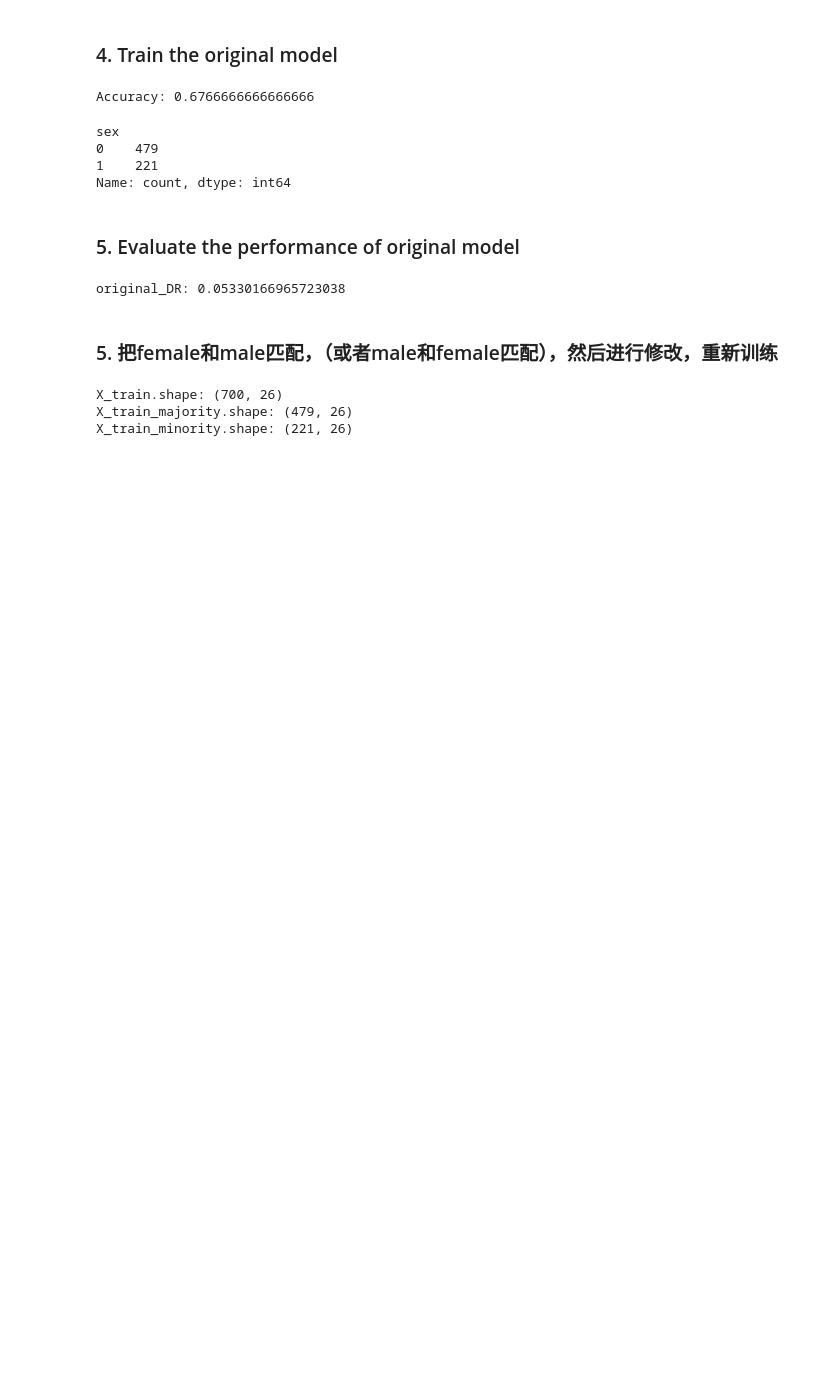
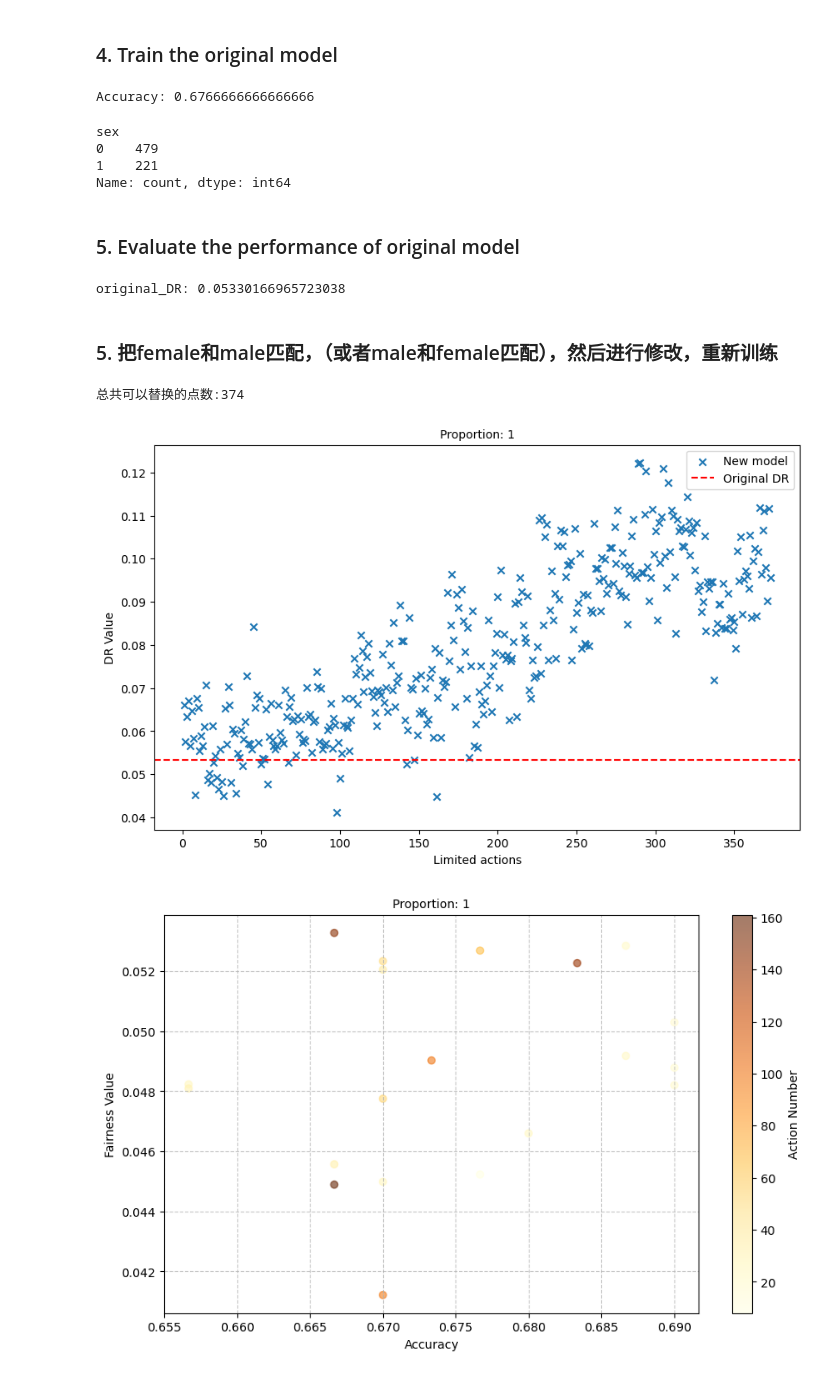
Before and after one commit to youlei202/FairSHAP, a Jupyter notebook: zz_new_german.ipynb, the cells around one changed output. Cells and saved outputs as stored; diff of their text form; code cells hidden in the pictures; blank space fills up the shorter version.

Commit message:
update new experiment function, update adult dataset's experiment

```diff
--- a/zz_new_german.ipynb
+++ b/zz_new_german.ipynb
@@ -159,8 +130,20 @@ def fix_negative_probabilities(varphi):
-# %%
-print(f'X_train.shape: {X_train.shape}')
-print(f'X_train_majority.shape: {X_train_majority.shape}')
-print(f'X_train_minority.shape: {X_train_minority.shape}')
-# %% [output]
-X_train.shape: (700, 26)
-X_train_majority.shape: (479, 26)
-X_train_minority.shape: (221, 26)
+# %%
+from src.experiments_approach2 import ExperimentNew
+
+''' 改变minority group中的部分特征值'''
+
+experiment = ExperimentNew(
+                            model,
+                            X_train_majority,
+                            y_train_majority,
+                            X_train_minority,
+                            y_train_minority,
+                            X_test,
+                            y_test,
+                            dataset_name='german_credit',
+                            change_group = 'minority')
+experiment.run_experiment()
+# %% [output]
+总共可以替换的点数:374
+[figure, added]
+[figure, added]
```
Also changed, not shown: parts of 10 cells of this notebook, 4 other files.
